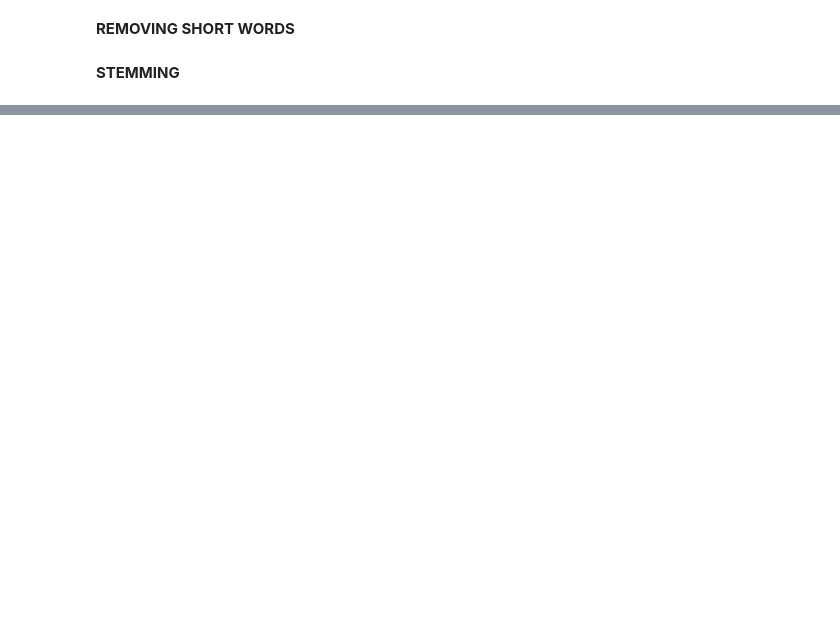
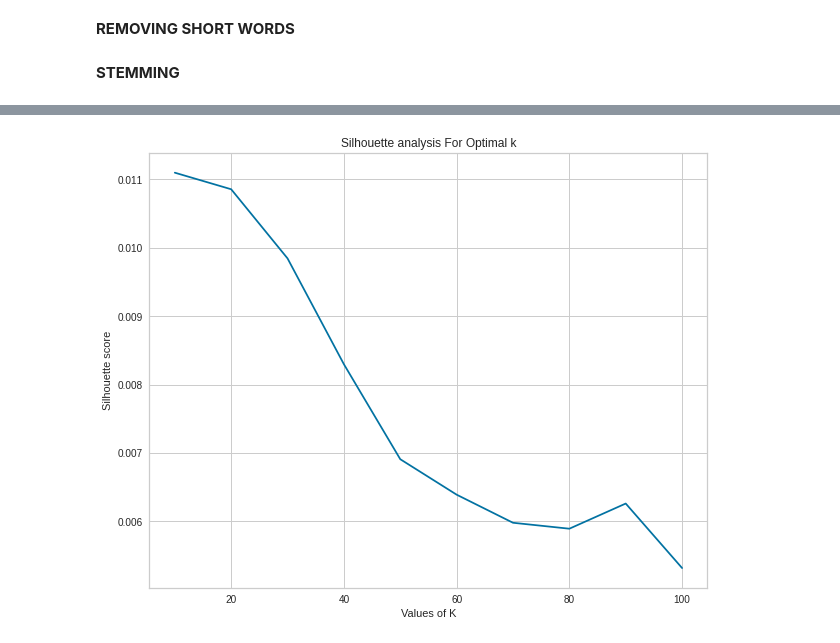
Before and after one commit to shashankbhatia15/NETFLIX-MOVIES-AND-TV-SHOWS-CLUSTERING, a Jupyter notebook: NETFLIX_MOVIES_AND_TV_SHOWS_CLUSTERING.ipynb, the cells around one changed output, grey strips where cells are left out. Drawn from its saved outputs; the diff is of its cells as text; code cells hidden in the pictures; blank space fills up the shorter version.

```diff
--- a/NETFLIX_MOVIES_AND_TV_SHOWS_CLUSTERING.ipynb
+++ b/NETFLIX_MOVIES_AND_TV_SHOWS_CLUSTERING.ipynb
@@ -511,7 +542,7 @@ False
 # %%
 #function to remove stopwords and tokenize
 def remove_stopwords(text):
-    text = [word.lower() for word in text.split() if word.lower() not in stop]
+    text = [word for word in text.split() if word.lower() not in stop]
     return (text)
 # %%
 df['combined features'] = df['combined features'].apply(lambda x: remove_stopwords(x))
@@ -521,7 +570,7 @@ NameError: ignored
 **REMOVING SHORT WORDS**
 # %%
 #Removing words with than 3 letters
-df['combined features'] = df['combined features'].apply(lambda x: (w for w in x if len(w)>3))
+df['combined features'] = df['combined features'].apply(lambda x: (w for w in x if len(w)>2))
 # %% [markdown]
 **STEMMING**
 # %%
@@ -536,0 +588,5 @@ df['combined features'] = df['combined features'].apply(lambda x: stemming(x))
+# %%
+#using tfidf
+from sklearn.feature_extraction.text import TfidfVectorizer
+t_vectorizer = TfidfVectorizer(max_df = 0.9,min_df = 1, max_features=15000)
+x= t_vectorizer.fit_transform(df['combined features'])
@@ -536,0 +623,22 @@ df['combined features'] = df['combined features'].apply(lambda x: stemming(x))
+# %%
+clusters=[i for i in range(10,101,10)]
+silhouette_avg = []
+Sum_of_squared_distances = []
+for num_clusters in clusters:
+
+ # initialise kmeans
+ kmeans = KMeans(n_clusters=num_clusters, init='k-means++', n_init=10)
+ kmeans.fit(x)
+ cluster_labels = kmeans.labels_
+ silhouette_avg.append(silhouette_score(x, cluster_labels))
+ Sum_of_squared_distances.append(kmeans.inertia_)
+# %%
+ # silhouette score
+plt.figure(figsize=(10,8))
+plt.plot(clusters,silhouette_avg,'bx-')
+plt.xlabel('Values of K')
+plt.ylabel('Silhouette score')
+plt.title('Silhouette analysis For Optimal k')
+plt.show()
+# %% [output]
+[figure, added]
```
Also changed, not shown: parts of 35 cells of this notebook.
